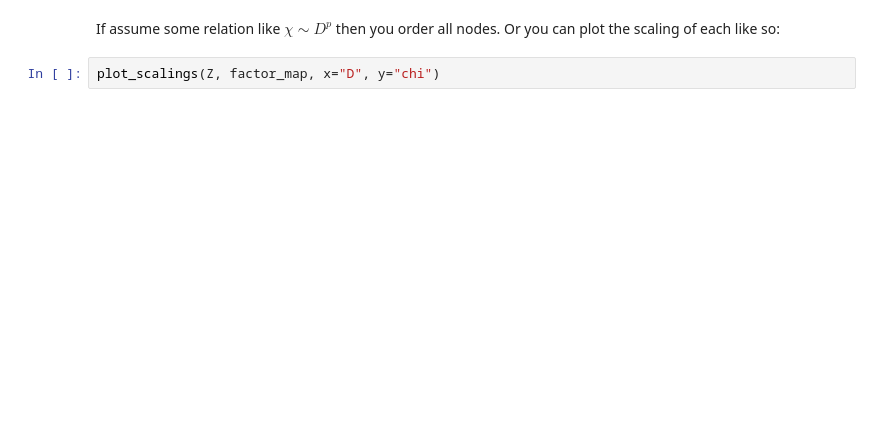
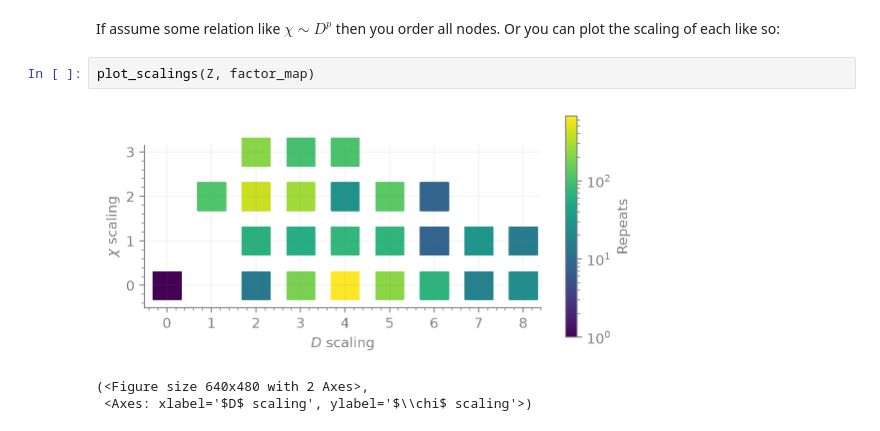
Before and after one commit to jcmgray/autoray, a Jupyter notebook: autoray/experimental/complexity_tracing_example.ipynb, the cells around one changed output. Drawn from its saved outputs; the diff is of its cells as text; blank space fills up the shorter version.

```diff
--- a/autoray/experimental/complexity_tracing_example.ipynb
+++ b/autoray/experimental/complexity_tracing_example.ipynb
@@ -146,4 +150,8 @@ scalings[:10]
 If assume some relation like $\chi \sim D^p$ then you order all nodes. Or you
 can plot the scaling of each like so:
 # %%
-plot_scalings(Z, factor_map, x="D", y="chi")
+plot_scalings(Z, factor_map)
+# %% [output]
+[figure, added]
+(<Figure size 640x480 with 2 Axes>,
+ <Axes: xlabel='$D$ scaling', ylabel='$\\chi$ scaling'>)
```
Also changed, not shown: parts of 12 cells of this notebook.
